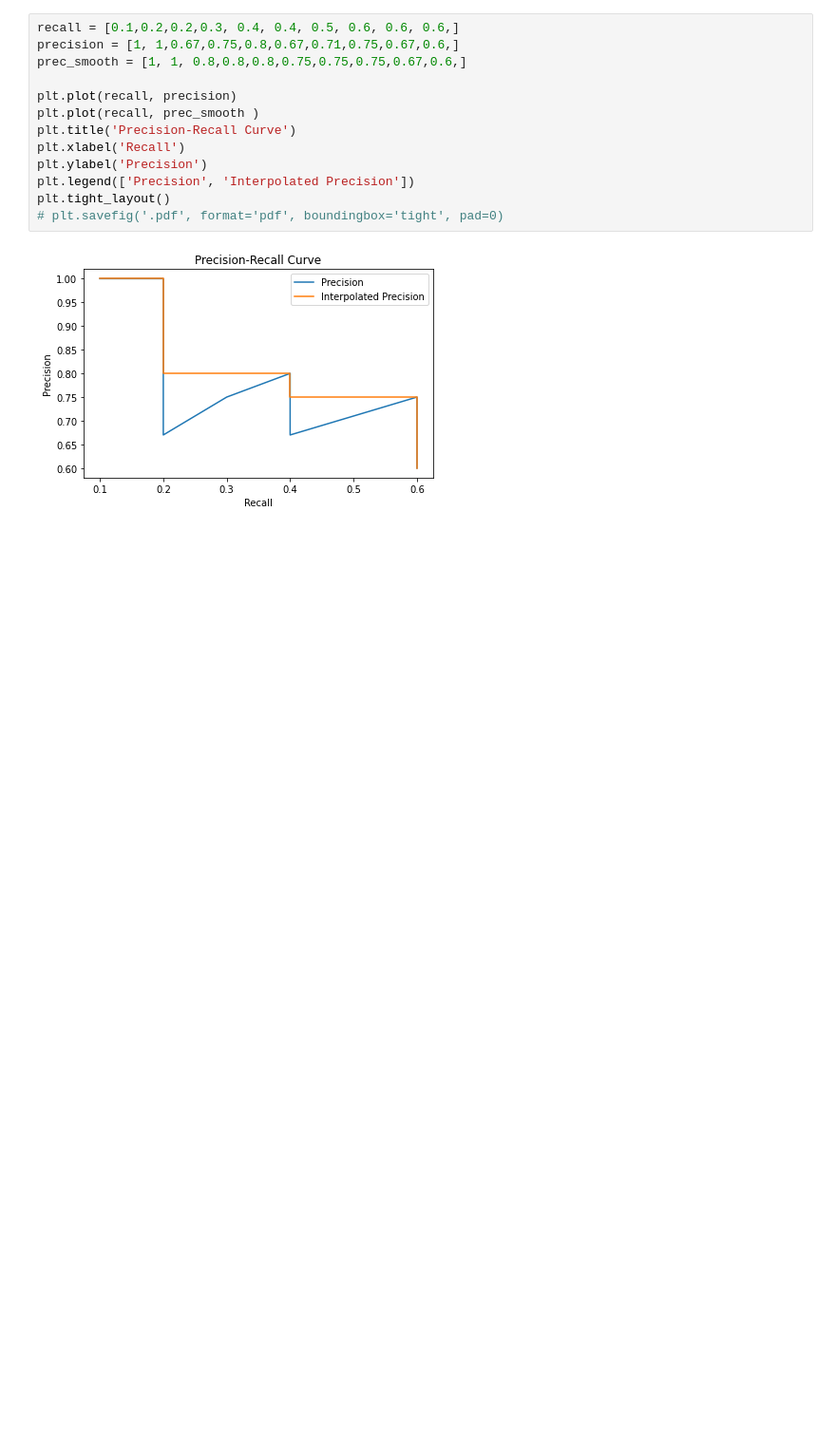
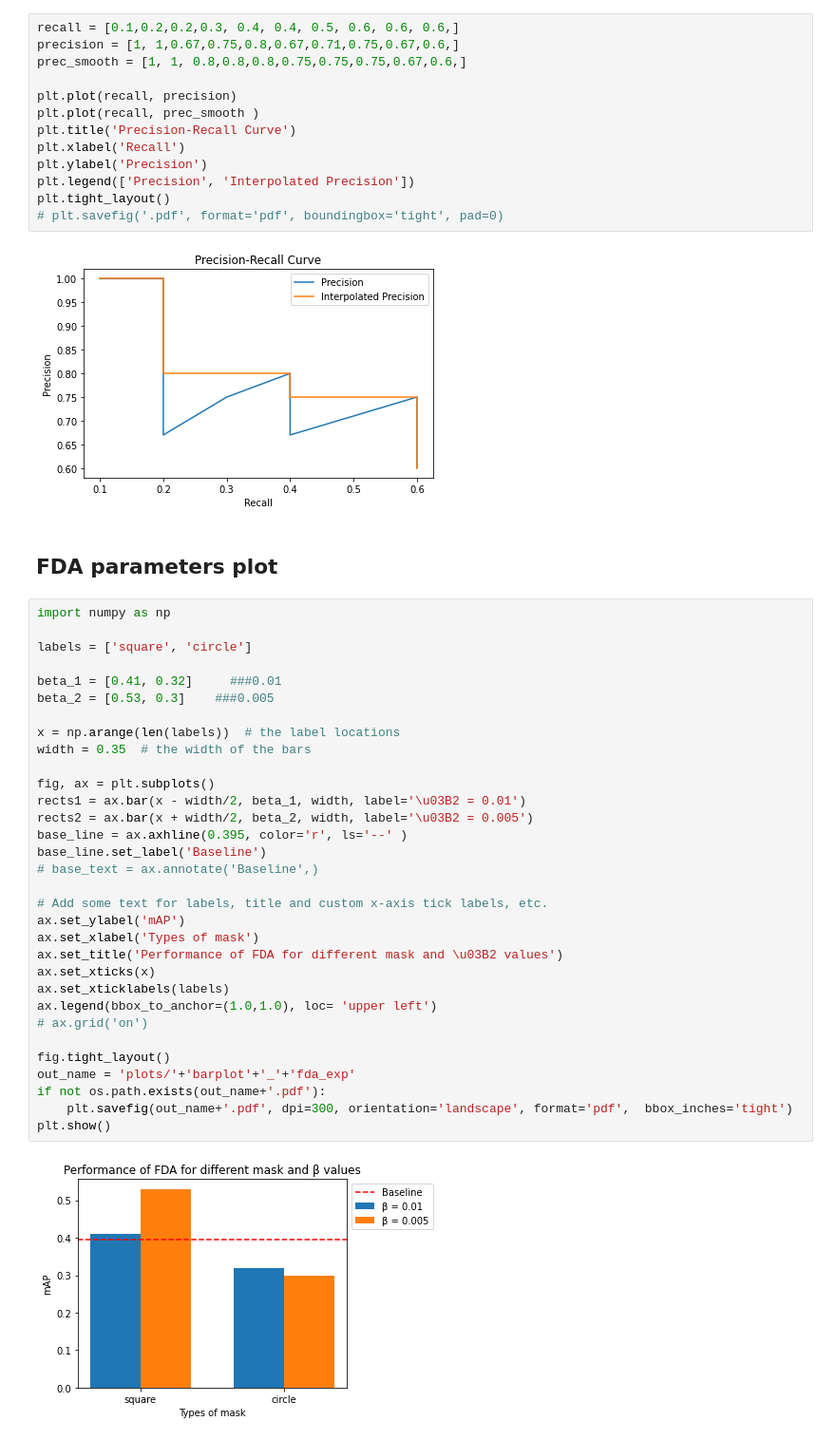
Before and after one commit to saurabh-2905/YOLOv3-UDA, a Jupyter notebook: Visualization tool.ipynb, the cells around one changed output. Shown at 95% size. Drawn from its saved outputs; the diff is of its cells as text; blank space fills up the shorter version.

```diff
--- a/Visualization tool.ipynb
+++ b/Visualization tool.ipynb
@@ -998,3 +1089,39 @@ plt.tight_layout()
 # plt.savefig('.pdf', format='pdf', boundingbox='tight', pad=0)
 # %% [output]
 [figure]
+# %% [markdown]
+## FDA parameters plot
+# %%
+import numpy as np
+
+labels = ['square', 'circle']
+
+beta_1 = [0.41, 0.32]     ###0.01
+beta_2 = [0.53, 0.3]    ###0.005
+
+x = np.arange(len(labels))  # the label locations
+width = 0.35  # the width of the bars
+
+fig, ax = plt.subplots()
+rects1 = ax.bar(x - width/2, beta_1, width, label='\u03B2 = 0.01')
+rects2 = ax.bar(x + width/2, beta_2, width, label='\u03B2 = 0.005')
+base_line = ax.axhline(0.395, color='r', ls='--' )
+base_line.set_label('Baseline')
+# base_text = ax.annotate('Baseline',)
+
+# Add some text for labels, title and custom x-axis tick labels, etc.
+ax.set_ylabel('mAP')
+ax.set_xlabel('Types of mask')
+ax.set_title('Performance of FDA for different mask and \u03B2 values')
+ax.set_xticks(x)
+ax.set_xticklabels(labels)
+ax.legend(bbox_to_anchor=(1.0,1.0), loc= 'upper left')
+# ax.grid('on')
+
+fig.tight_layout()
+out_name = 'plots/'+'barplot'+'_'+'fda_exp'
+if not os.path.exists(out_name+'.pdf'):
+    plt.savefig(out_name+'.pdf', dpi=300, orientation='landscape', format='pdf',  bbox_inches='tight')
+plt.show()
+# %% [output]
+[figure, added]
```
Also changed, not shown: parts of 12 cells of this notebook, 1 other file.
